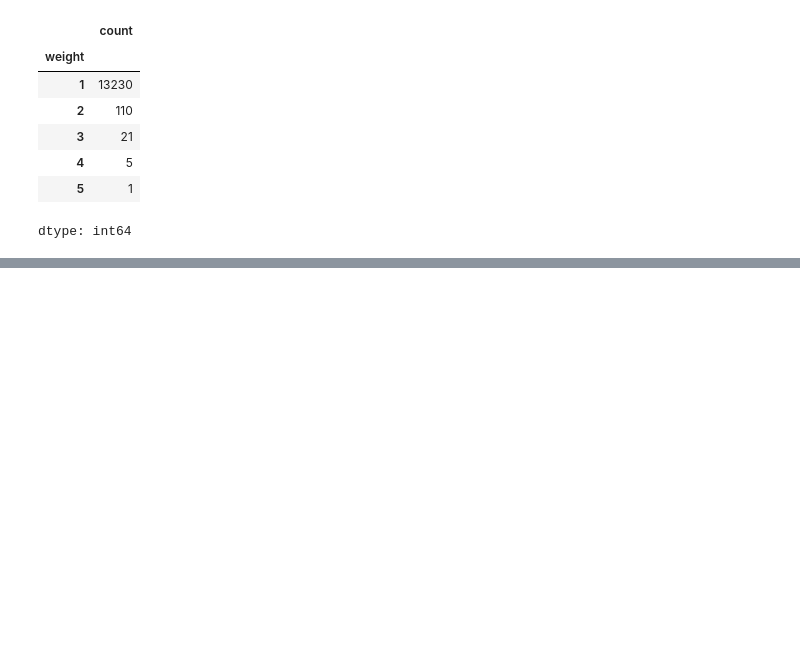
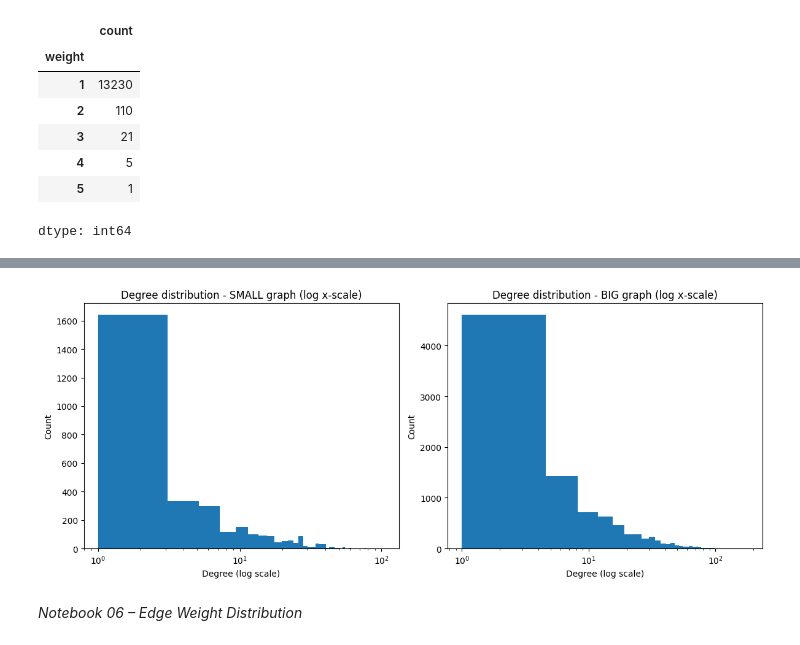
Before and after one commit to sXeSociety/algorithms-massive-data-pagerank, a Jupyter notebook: notebooks/notebook.ipynb, the cells around one changed output, grey strips where cells are left out. Cells and saved outputs as stored; diff of their text form; code cells hidden in the pictures; blank space fills up the shorter version.

Commit message:
Notebook updated and pagerank.py slightly changed

```diff
--- a/notebooks/notebook.ipynb
+++ b/notebooks/notebook.ipynb
@@ -216,0 +630,31 @@ dtype: int64
+# %%
+# Histogram of degree (log x-scale) - Small vs. Big
+# To avoid issues with log(0), we keep only nodes with degree >= 1
+degree_small_pos = degree_small[degree_small >= 1]
+degree_big_pos = degree_big[degree_big >= 1]
+
+plt.figure(figsize=(12, 5))
+# Small
+plt.subplot(1, 2, 1)
+plt.hist(degree_small_pos.values, bins=50)
+plt.xscale("log")
+plt.title("Degree distribution - SMALL graph (log x-scale)")
+plt.xlabel("Degree (log scale)")
+plt.ylabel("Count")
+# Big
+plt.subplot(1, 2, 2)
+plt.hist(degree_big_pos.values, bins=50)
+plt.xscale("log")
+plt.title("Degree distribution - BIG graph (log x-scale)")
+plt.xlabel("Degree (log scale)")
+plt.ylabel("Count")
+
+plt.tight_layout()
+degree_fig_logx_path = os.path.join(figs_dir, "degree_distribution_small_vs_big_logx.png")
+plt.savefig(degree_fig_logx_path, dpi=150)
+plt.show()
+plt.close()
+# %% [output]
+[figure, added]
+# %% [markdown]
+*Notebook 06 – Edge Weight Distribution*
```
Also changed, not shown: parts of 42 cells of this notebook, 1 other file.
